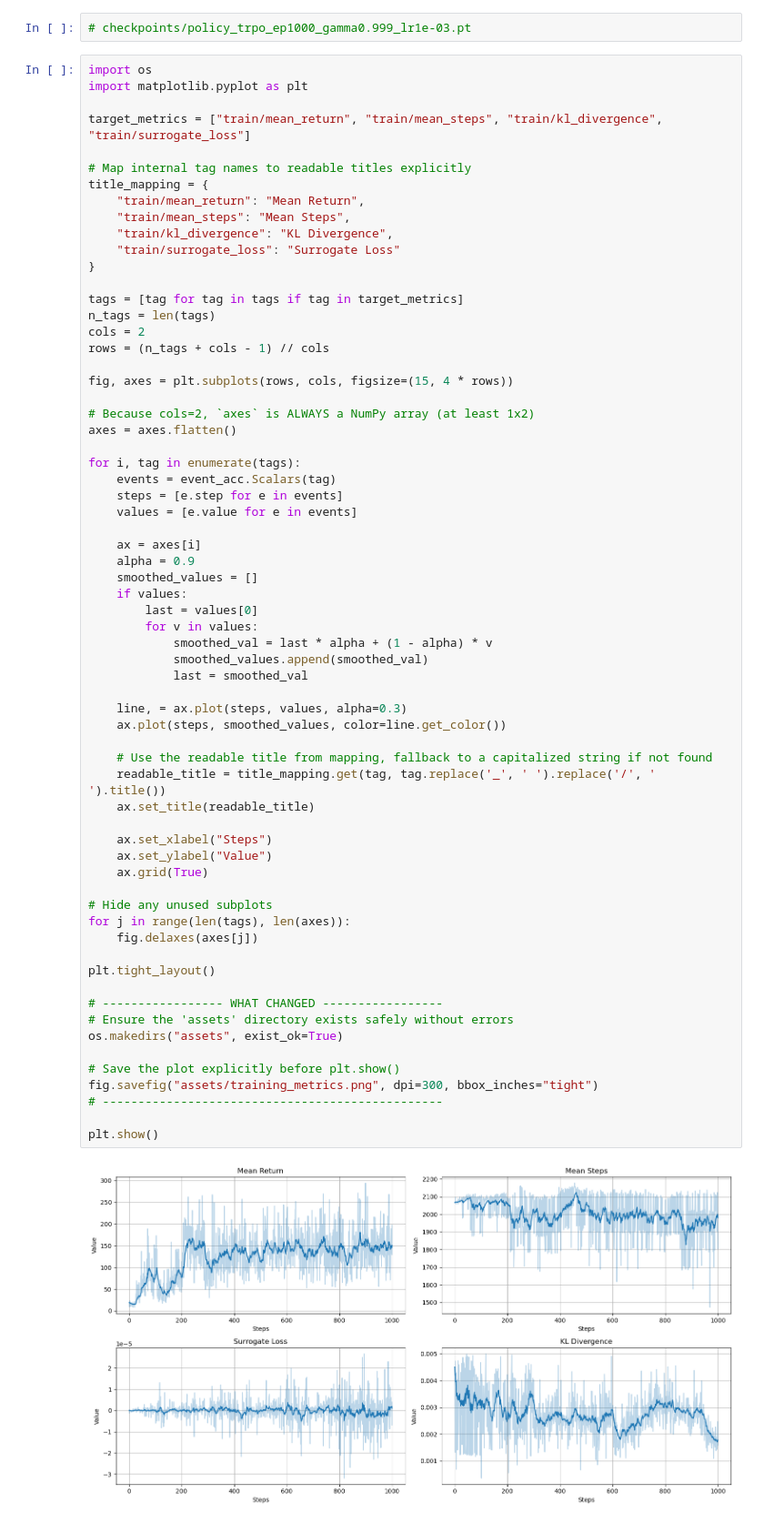
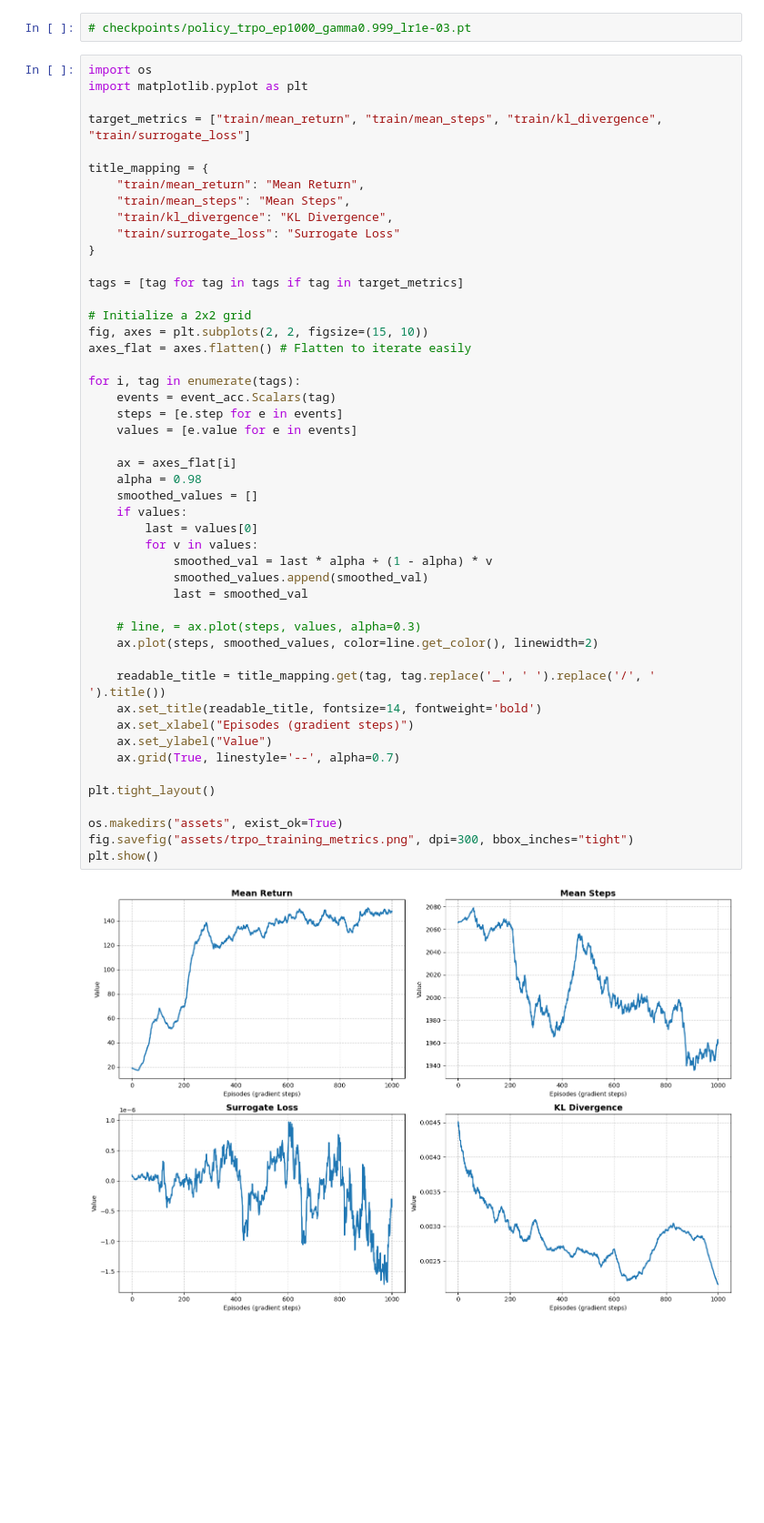
Before and after one commit to VladSarm/RLebowski, a Jupyter notebook: plot_data.ipynb, the cells around one changed output. Shown at 91% size. Cells and saved outputs as stored; diff of their text form; blank space fills up the shorter version.

Commit message:
new trpo result

```diff
--- a/plot_data.ipynb
+++ b/plot_data.ipynb
@@ -68,64 +68,47 @@ import matplotlib.pyplot as plt
 
 target_metrics = ["train/mean_return", "train/mean_steps", "train/kl_divergence", "train/surrogate_loss"]
 
-# Map internal tag names to readable titles explicitly
 title_mapping = {
     "train/mean_return": "Mean Return",
     "train/mean_steps": "Mean Steps",
     "train/kl_divergence": "KL Divergence",
     "train/surrogate_loss": "Surrogate Loss"
 }
 
 tags = [tag for tag in tags if tag in target_metrics]
-n_tags = len(tags)
-cols = 2
-rows = (n_tags + cols - 1) // cols
 
-fig, axes = plt.subplots(rows, cols, figsize=(15, 4 * rows))
-
-# Because cols=2, `axes` is ALWAYS a NumPy array (at least 1x2)
-axes = axes.flatten()
+# Initialize a 2x2 grid
+fig, axes = plt.subplots(2, 2, figsize=(15, 10))
+axes_flat = axes.flatten() # Flatten to iterate easily
 
 for i, tag in enumerate(tags):
     events = event_acc.Scalars(tag)
     steps = [e.step for e in events]
     values = [e.value for e in events]
 
-    ax = axes[i]
-    alpha = 0.9
+    ax = axes_flat[i]
+    alpha = 0.98
     smoothed_values = []
     if values:
         last = values[0]
         for v in values:
             smoothed_val = last * alpha + (1 - alpha) * v
             smoothed_values.append(smoothed_val)
             last = smoothed_val
 
-    line, = ax.plot(steps, values, alpha=0.3)
-    ax.plot(steps, smoothed_values, color=line.get_color())
+    # line, = ax.plot(steps, values, alpha=0.3)
+    ax.plot(steps, smoothed_values, color=line.get_color(), linewidth=2)
 
-    # Use the readable title from mapping, fallback to a capitalized string if not found
     readable_title = title_mapping.get(tag, tag.replace('_', ' ').replace('/', ' ').title())
-    ax.set_title(readable_title)
-
-    ax.set_xlabel("Steps")
+    ax.set_title(readable_title, fontsize=14, fontweight='bold')
+    ax.set_xlabel("Episodes (gradient steps)")
     ax.set_ylabel("Value")
-    ax.grid(True)
-
-# Hide any unused subplots
-for j in range(len(tags), len(axes)):
-    fig.delaxes(axes[j])
+    ax.grid(True, linestyle='--', alpha=0.7)
 
 plt.tight_layout()
 
-# ----------------- WHAT CHANGED -----------------
-# Ensure the 'assets' directory exists safely without errors
 os.makedirs("assets", exist_ok=True)
-
-# Save the plot explicitly before plt.show()
-fig.savefig("assets/training_metrics.png", dpi=300, bbox_inches="tight")
-# ------------------------------------------------
-
+fig.savefig("assets/trpo_training_metrics.png", dpi=300, bbox_inches="tight")
 plt.show()
 # %% [output]
-[figure, old version]
+[figure, new version]
```
Also changed, not shown: 4 other files.
